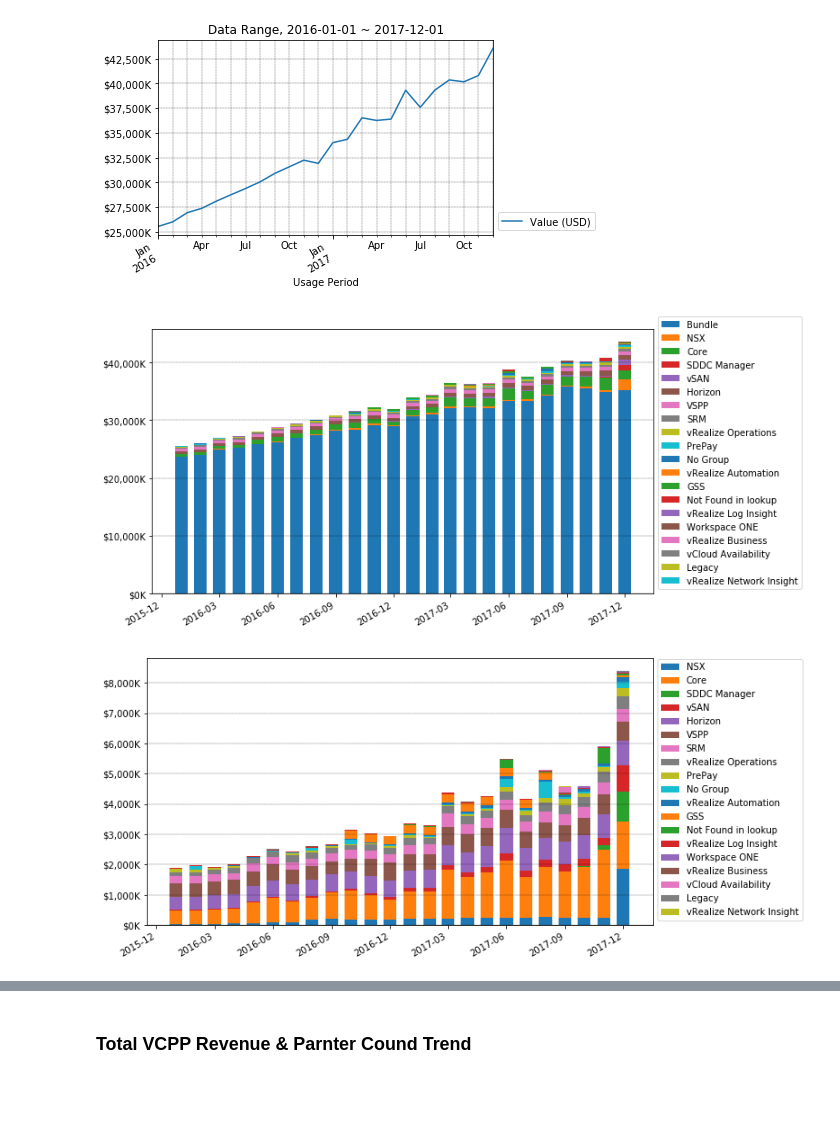
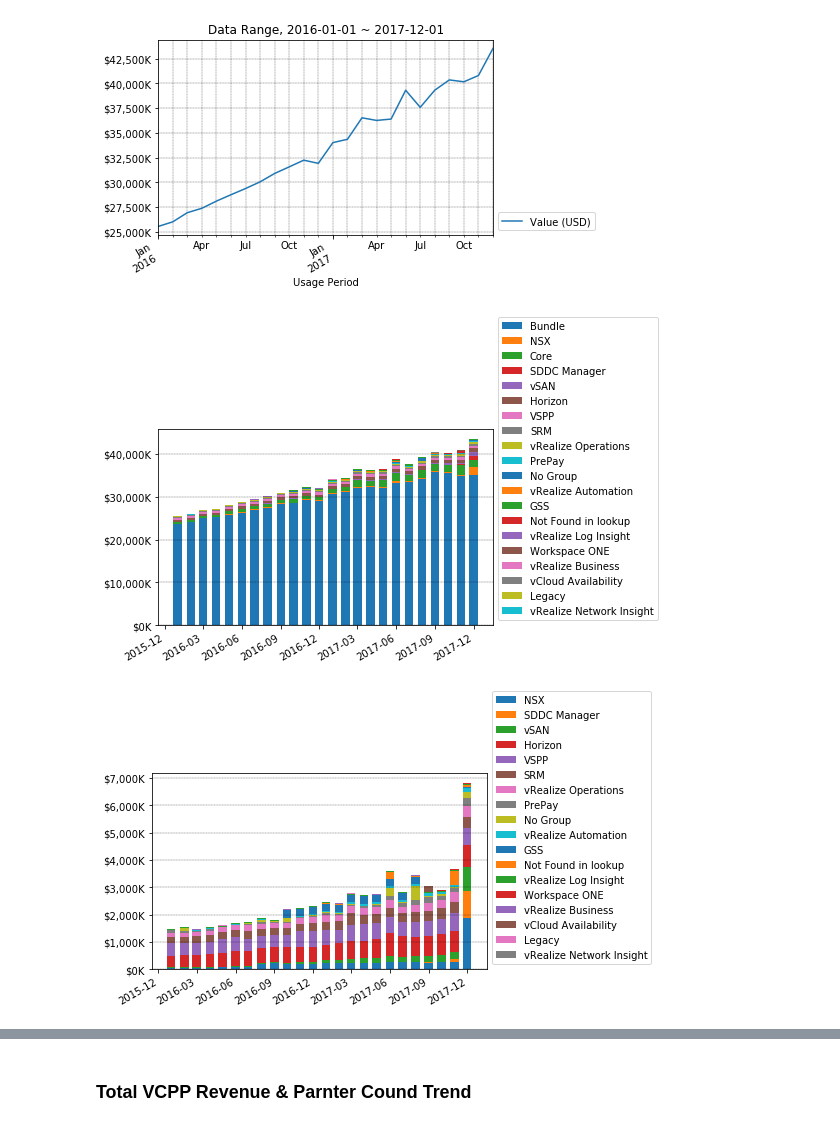
Before and after one commit to k1fukumoto/vcpp-data, a Jupyter notebook: report/DRaaS_demand.ipynb, the cells around one changed output, grey strips where cells are left out. Saved outputs shown, nothing was run; the diff lists cells and outputs as text; code cells hidden in the pictures; blank space fills up the shorter version.

```diff
--- a/report/DRaaS_demand.ipynb
+++ b/report/DRaaS_demand.ipynb
@@ -102,28 +102,27 @@ def df_usage_period(df,a,b):
 # %%
 index = df.groupby('Usage Period')['Value (USD)'].sum().index
 
 def plot_pg(df):
     sorted_pg = df_usage_period(df,END_QUARTER[2],END_QUARTER[2]).groupby('Product Group')['Value (USD)'].sum().sort_values(ascending=False)
 
     prev_bar = 0
     for pg in sorted_pg.index:
         by_period = df[df['Product Group']==pg].groupby('Usage Period')['Value (USD)'].sum()
 
         for up in index:
             if not up in by_period.keys():
                 by_period.set_value(up,0.0)
                 by_period = by_period.sort_index()
 
         plt.bar(by_period.index,by_period.values,width=20,label=pg,bottom=prev_bar)
         prev_bar += by_period.values
 
     format_trend_chart()
-    plt.gcf().set_size_inches(10,6)
     plt.show()
 
 plot_pg(df)
-plot_pg(df[df['Product Group']!='Bundle'])
+plot_pg(df[(df['Product Group']!='Bundle') & (df['Product Group']!='Core')])
 # %% [output]
-[figure, old version]
+[figure, new version]
-[figure, old version]
+[figure, new version]
 # %%
```
Also changed, not shown: parts of 1 cell of this notebook.
